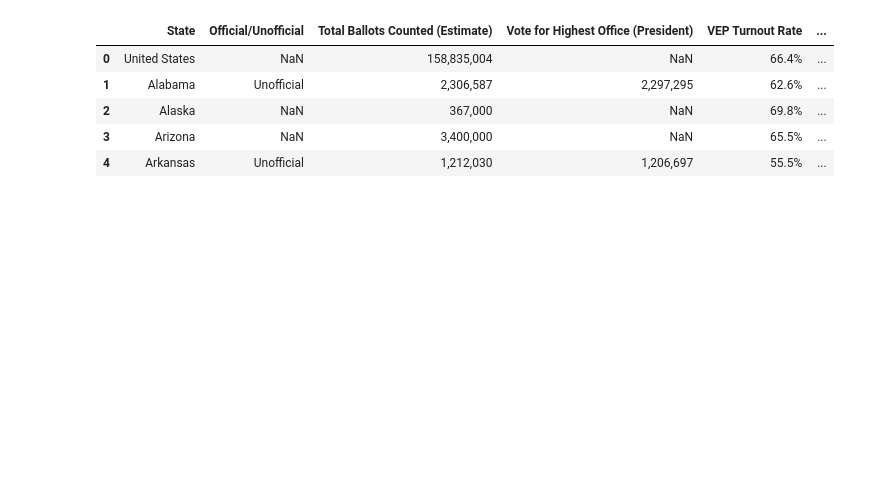
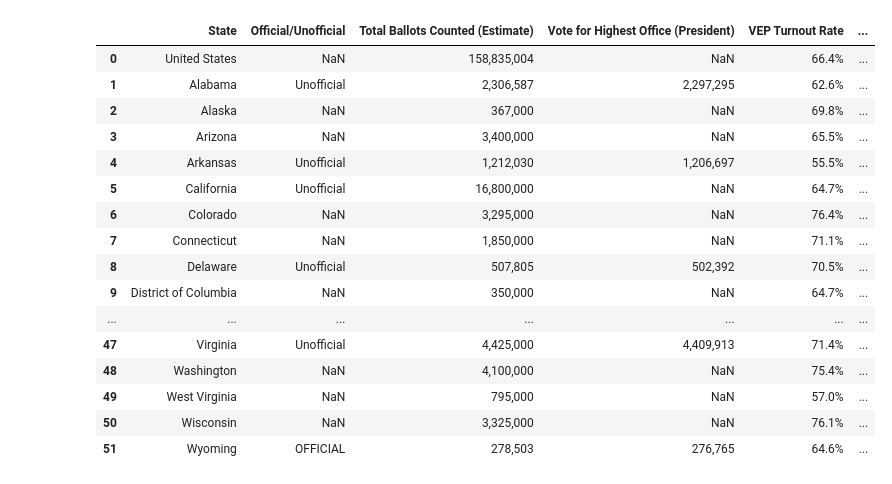
Before and after one commit to Nnaga1/COVID19-and-the-2020-election, a Jupyter notebook: final_tutorial.ipynb, the cells around one changed output. Saved outputs shown, nothing was run; the diff lists cells and outputs as text; code cells hidden in the pictures; blank space fills up the shorter version.

```diff
--- a/final_tutorial.ipynb
+++ b/final_tutorial.ipynb
@@ -3,18 +3,29 @@
 # %%
 ## data collection
 import pandas as pd
 import numpy as np
 
 data = pd.read_csv('election_data.csv')
 del data['Source']
-data.head()
+data.head(100)
 # %% [output]
 |  | State | Official/Unofficial | Total Ballots Counted (Estimate) | Vote for Highest Office (President) | VEP Turnout Rate | ... |
 | 0 | United States | NaN | 158,835,004 | NaN | 66.4% | ... |
 | 1 | Alabama | Unofficial | 2,306,587 | 2,297,295 | 62.6% | ... |
 | 2 | Alaska | NaN | 367,000 | NaN | 69.8% | ... |
 | 3 | Arizona | NaN | 3,400,000 | NaN | 65.5% | ... |
 | 4 | Arkansas | Unofficial | 1,212,030 | 1,206,697 | 55.5% | ... |
+| 5 | California | Unofficial | 16,800,000 | NaN | 64.7% | ... |
+| 6 | Colorado | NaN | 3,295,000 | NaN | 76.4% | ... |
+| 7 | Connecticut | NaN | 1,850,000 | NaN | 71.1% | ... |
+| 8 | Delaware | Unofficial | 507,805 | 502,392 | 70.5% | ... |
+| 9 | District of Columbia | NaN | 350,000 | NaN | 64.7% | ... |
+| ... | ... | ... | ... | ... | ... | ... |
+| 47 | Virginia | Unofficial | 4,425,000 | 4,409,913 | 71.4% | ... |
+| 48 | Washington | NaN | 4,100,000 | NaN | 75.4% | ... |
+| 49 | West Virginia | NaN | 795,000 | NaN | 57.0% | ... |
+| 50 | Wisconsin | NaN | 3,325,000 | NaN | 76.1% | ... |
+| 51 | Wyoming | OFFICIAL | 278,503 | 276,765 | 64.6% | ... |
 # %%
 ## data processing
 # %%
```
